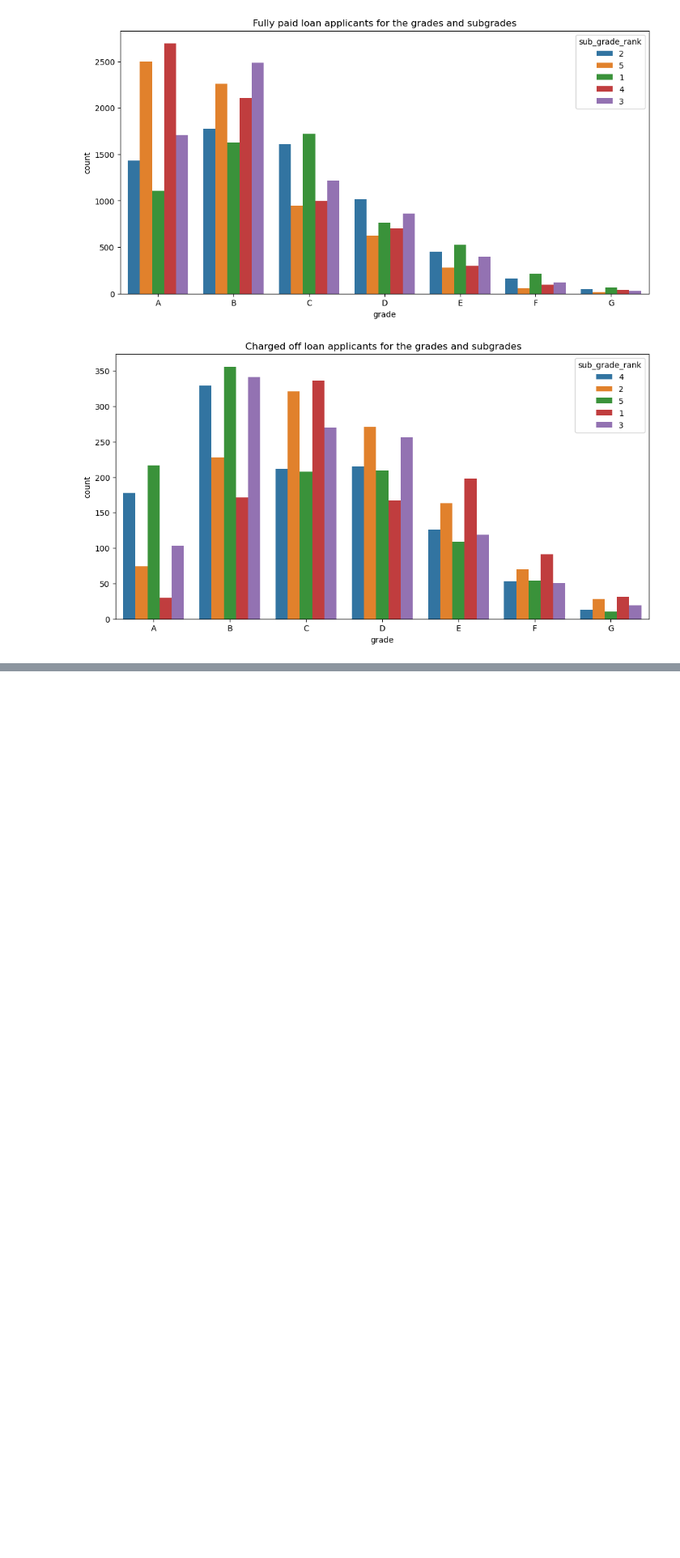
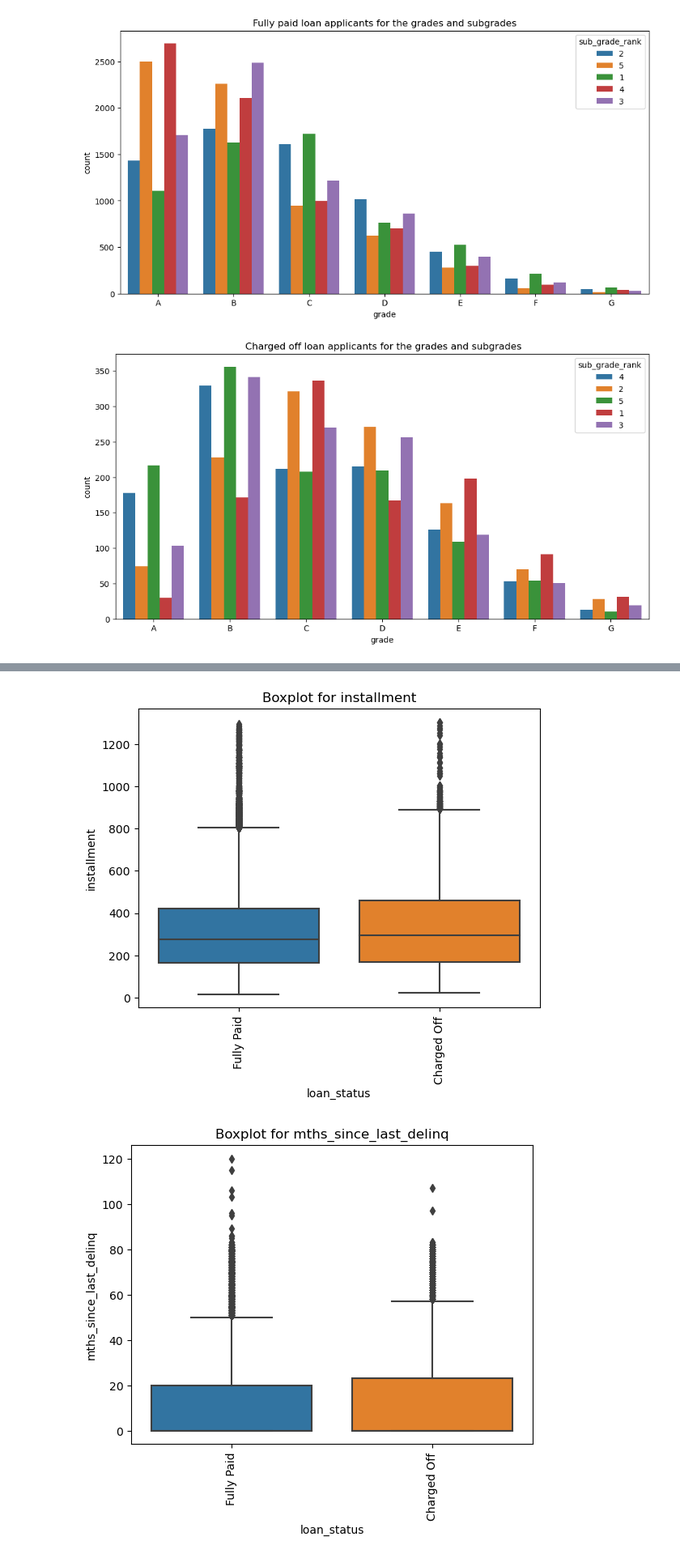
Before and after one commit to skkage/LendingClubCaseStudy, a Jupyter notebook: Santhosh Kumari Kage.ipynb, the cells around one changed output, grey strips where cells are left out. Shown at 81% size. Cells and saved outputs as stored; diff of their text form; code cells hidden in the pictures; blank space fills up the shorter version.

```diff
--- a/Santhosh Kumari Kage.ipynb
+++ b/Santhosh Kumari Kage.ipynb
@@ -1465,0 +1448,11 @@ plt.show()
+# %%
+# create a bar plot for all the continous columns against the target variable
+
+for i in cont_cols:
+    sns.boxplot(x=df_new["loan_status"],y=df_new[i])
+    plt.title("Boxplot for "+ i)
+    plt.xticks(rotation=90)
+    plt.show()
+# %% [output]
+[figure, added]
+[figure, added]
```
Also changed, not shown: parts of 26 cells of this notebook.
